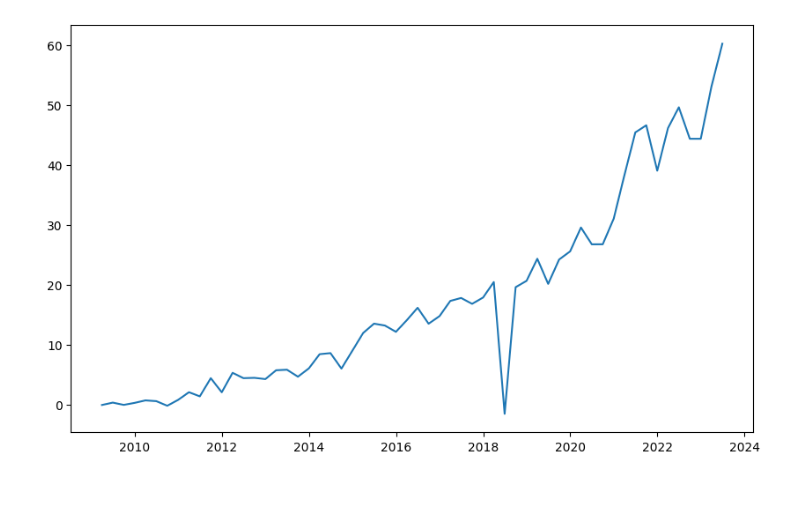
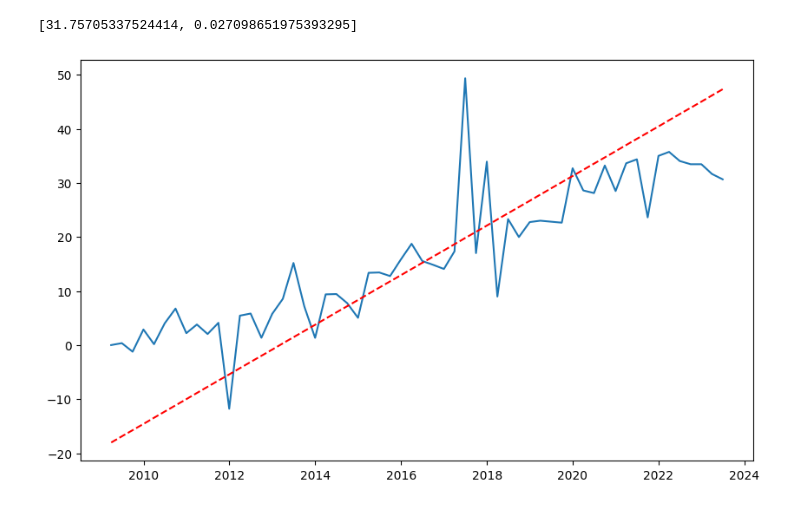
Before and after one commit to zmeydubinych/dashboard_for_stocks, a Jupyter notebook: predicter.ipynb, the cells around one changed output. Cells and saved outputs as stored; diff of their text form; code cells hidden in the pictures.

```diff
--- a/predicter.ipynb
+++ b/predicter.ipynb
@@ -37,5 +34,5 @@ pd.set_option('display.max_rows', 10)
 pd.set_option('display.max_columns', None)
 pd.options.display.float_format = '{:.2f}'.format
 # %%
-entered_ticket='AAPL'
+entered_ticket='INTC'
 df=df_new(entered_ticket)
@@ -58,12 +43,16 @@ df
+# %%
+print(output)
+# %% [output]
+[31.75705337524414, 0.027098651975393295]
 # %%
-# z = np.polyfit(df['Intrinsic Value'], df.index, 1)
-# p = np.poly1d(z)
+z = np.polyfit(df['Intrinsic Value'], df.index, 1)
+p = np.poly1d(z)
 plt.figure(figsize=(10,6))
 plt.plot(df['Date'], df['Intrinsic Value'])
-# plt.plot(df['Date'], p(df.index),  "r--")
+plt.plot(df['Date'], p(df.index),  "r--")
 plt.show()
 # %% [output]
-[figure, old version]
+[figure, new version]
 # %%
 df_test=df.copy()
 # %%
```
Also changed, not shown: parts of 9 cells of this notebook, 3 other files.
